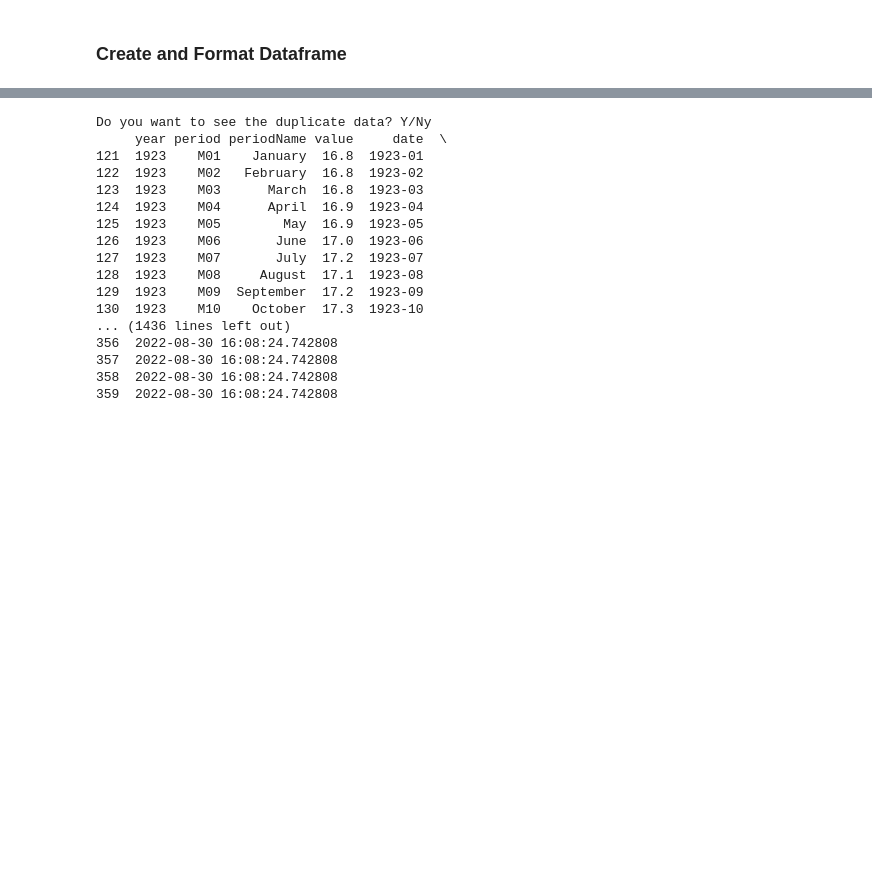
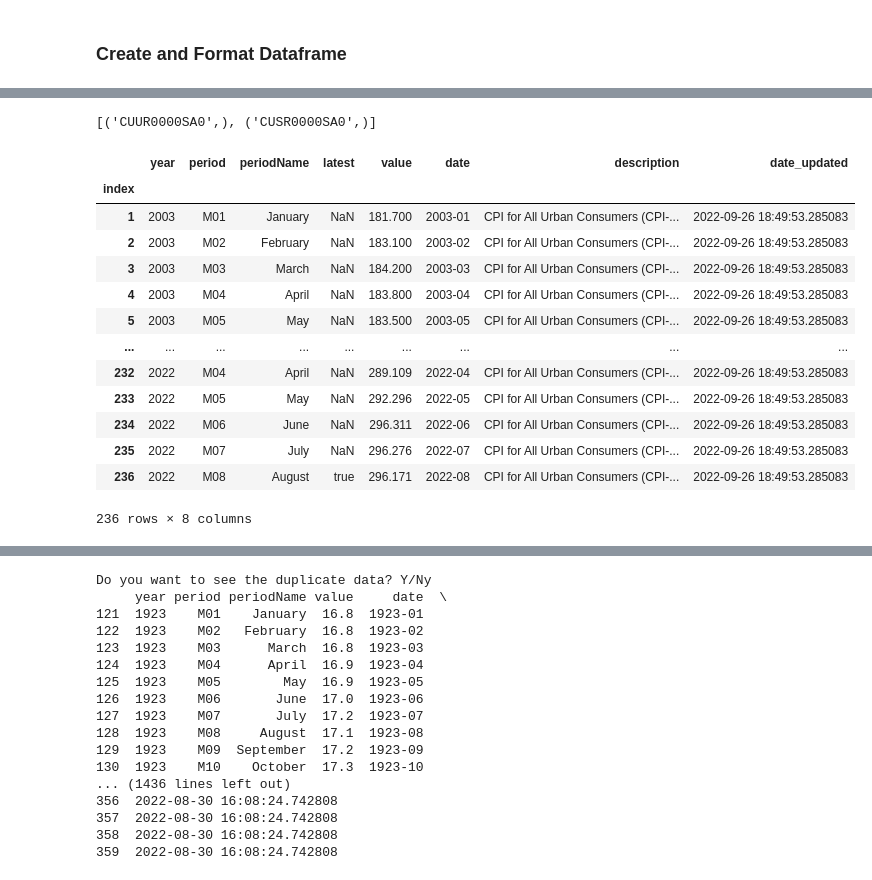
Before and after one commit to joshuamcurtis/MacroData, a Jupyter notebook: Add_Data_DB.ipynb, the cells around one changed output, grey strips where cells are left out. Cells and saved outputs as stored; diff of their text form; code cells hidden in the pictures; blank space fills up the shorter version.

```diff
--- a/Add_Data_DB.ipynb
+++ b/Add_Data_DB.ipynb
@@ -211,9 +213,10 @@ pd.set_option('display.max_rows', None)
 # %% [markdown]
 ### Create and Format Dataframe
 # %%
-def format_df_from_json(json_data):
+def format_df_from_json(data, description):
     # Create dataframe from JSON
-    df = pd.DataFrame(json_data['Results']['series'][0]['data'])
+    #df = pd.DataFrame(json_data['Results']['series'][0]['data'])
+    df = pd.DataFrame(data)
 
     # Format date column and sort by date
     df['date'] = df['year'] + df['period']
@@ -227,7 +230,7 @@ def format_df_from_json(json_data):
 
     df = df.drop(columns=['footnotes', 'index'])
     df['value'] = df['value'].astype(float)
-    df['description'] = json_data['Results']['series'][0]['catalog']['survey_name'] + ', ' + json_data['Results']['series'][0]['catalog']['series_title']
+    df['description'] = description
     df['date_updated'] = datetime.now()
     df['date_updated'] = df['date_updated'].astype('string')
 
@@ -249,3 +305,34 @@ if message:
+# %%
+conn = create_connection(db_name)
+c = conn.cursor()
+try:
+    c.execute("SELECT name FROM sqlite_schema WHERE type ='table' AND name NOT LIKE 'sqlite_%'")
+    output = c.fetchall()
+    print(output)
+except Error as e:
+    print(e)
+finally:
+    conn.close()
+# %% [output]
+[('CUUR0000SA0',), ('CUSR0000SA0',)]
+# %%
+df = format_df_from_json(json_data)
+df
+# %% [output]
+|  | year | period | periodName | latest | value | date | description | date_updated |
+| index |  |  |  |  |  |  |  |  |
+| 1 | 2003 | M01 | January | NaN | 181.700 | 2003-01 | CPI for All Urban Consumers (CPI-... | 2022-09-26 18:49:53.285083 |
+| 2 | 2003 | M02 | February | NaN | 183.100 | 2003-02 | CPI for All Urban Consumers (CPI-... | 2022-09-26 18:49:53.285083 |
+| 3 | 2003 | M03 | March | NaN | 184.200 | 2003-03 | CPI for All Urban Consumers (CPI-... | 2022-09-26 18:49:53.285083 |
+| 4 | 2003 | M04 | April | NaN | 183.800 | 2003-04 | CPI for All Urban Consumers (CPI-... | 2022-09-26 18:49:53.285083 |
+| 5 | 2003 | M05 | May | NaN | 183.500 | 2003-05 | CPI for All Urban Consumers (CPI-... | 2022-09-26 18:49:53.285083 |
+| ... | ... | ... | ... | ... | ... | ... | ... | ... |
+| 232 | 2022 | M04 | April | NaN | 289.109 | 2022-04 | CPI for All Urban Consumers (CPI-... | 2022-09-26 18:49:53.285083 |
+| 233 | 2022 | M05 | May | NaN | 292.296 | 2022-05 | CPI for All Urban Consumers (CPI-... | 2022-09-26 18:49:53.285083 |
+| 234 | 2022 | M06 | June | NaN | 296.311 | 2022-06 | CPI for All Urban Consumers (CPI-... | 2022-09-26 18:49:53.285083 |
+| 235 | 2022 | M07 | July | NaN | 296.276 | 2022-07 | CPI for All Urban Consumers (CPI-... | 2022-09-26 18:49:53.285083 |
+| 236 | 2022 | M08 | August | true | 296.171 | 2022-08 | CPI for All Urban Consumers (CPI-... | 2022-09-26 18:49:53.285083 |
+236 rows × 8 columns
 # %%
 df = format_df_from_json(json_data)
 df, df_dup_data, df_inconsistent_data = validate_df(df, seriesID, db_name)
```
Also changed, not shown: parts of 10 cells of this notebook, 2 other files.
